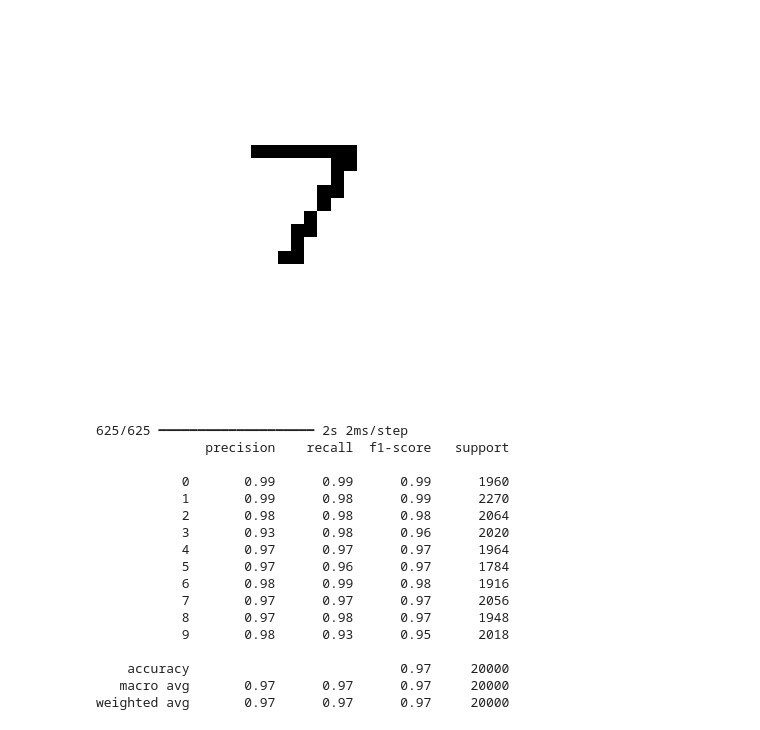
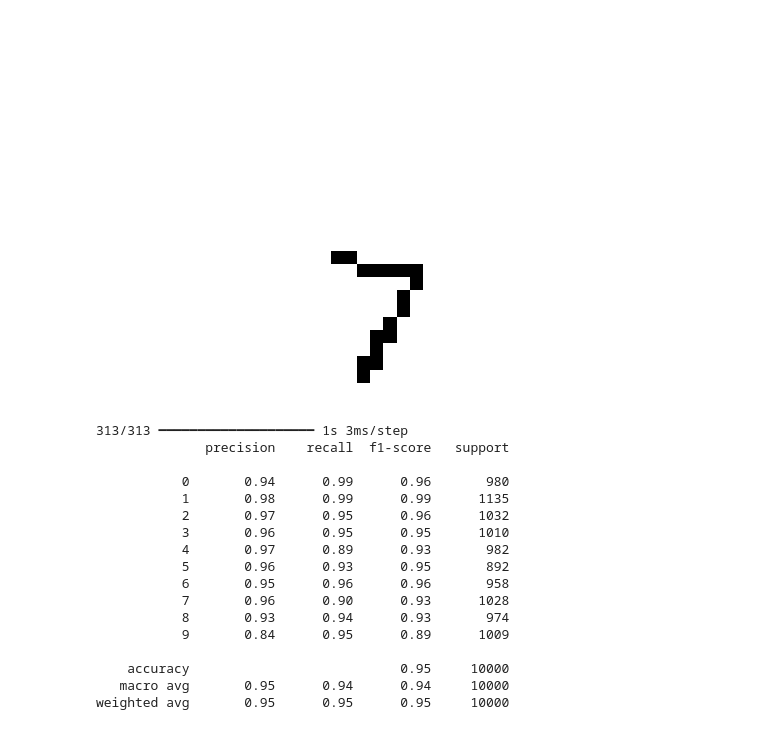
Before and after one commit to aubin-pct/Entrainement_ia, a Jupyter notebook: rendu_8/rendu_8.ipynb, the cells around one changed output. Cells and saved outputs as stored; diff of their text form; code cells hidden in the pictures.

```diff
--- a/rendu_8/rendu_8.ipynb
+++ b/rendu_8/rendu_8.ipynb
@@ -80,12 +104,12 @@ def generation_propre(X, y, nb=10000):
 # Création image 56 x 56 avec chiffre positioné aléatoirement
 # L'image est ensuite redimensionnée -> 28 x 28
 
-def generation_2(X, y, nb=10000):
+def generation_2(X, y, nb=10000, seed=1):
     new_images = X.tolist()
     new_images_label = y.tolist()
 
     for i in range(nb):
-        imperfect_image = ImageGenerator.create_imperfect_image(X[i])
+        imperfect_image = ImageGenerator.create_imperfect_image(X[i], seed=i+seed)
 
         # imperfect_image = tf.image.resize(imperfect_image, (28, 28))
         imperfect_image = tf.expand_dims(imperfect_image, axis=0)
@@ -100,7 +124,7 @@ def generation_2(X, y, nb=10000):
         if i < 1:
           plt.figure()
           plt.imshow(imperfect_image, cmap="grey")
-          plt.axis('off')
+          plt.axis("off")
           plt.show()
 
     new_images = np.array(new_images)
@@ -405,42 +433,44 @@ weighted avg       0.97      0.97      0.97     20000
 # %%
+# Stats et matrice de confusion sur données générées (generation_2)
 
-new_images, new_images_label = generation_2(x_test, y_test)
+new_images, new_images_label = generation_2(x_test, y_test, seed=2)
+new_images, new_images_label = new_images[10000:], new_images_label[10000:]
 
 
 
 # Résultat sur les nouvelles données
 
 new_pred = np.argmax(model.predict(new_images), axis=1)
 
 print(classification_report(new_images_label, new_pred))
 
 confusion = confusion_matrix(new_images_label, new_pred)
 
 plt.figure(figsize=(8, 6))
 
 sns.heatmap(confusion, annot=True, fmt="d", cmap="Blues", cbar=True)
 
 plt.xlabel("Classe Prédite")
 plt.ylabel("Classe Réelle")
 plt.title("Matrice de Confusion")
 #plt.savefig("img/matrice_conf_2.png", format="png")
 plt.show()
 # %% [output]
-[figure, old version]
+[figure, new version]
-625/625 ━━━━━━━━━━━━━━━━━━━━ 2s 2ms/step
+313/313 ━━━━━━━━━━━━━━━━━━━━ 1s 3ms/step
               precision    recall  f1-score   support
 
-           0       0.99      0.99      0.99      1960
-           1       0.99      0.98      0.99      2270
-           2       0.98      0.98      0.98      2064
-           3       0.93      0.98      0.96      2020
-           4       0.97      0.97      0.97      1964
-           5       0.97      0.96      0.97      1784
-           6       0.98      0.99      0.98      1916
-           7       0.97      0.97      0.97      2056
-           8       0.97      0.98      0.97      1948
-           9       0.98      0.93      0.95      2018
+           0       0.94      0.99      0.96       980
+           1       0.98      0.99      0.99      1135
+           2       0.97      0.95      0.96      1032
+           3       0.96      0.95      0.95      1010
+           4       0.97      0.89      0.93       982
+           5       0.96      0.93      0.95       892
+           6       0.95      0.96      0.96       958
+           7       0.96      0.90      0.93      1028
+           8       0.93      0.94      0.93       974
+           9       0.84      0.95      0.89      1009
 
-    accuracy                           0.97     20000
-   macro avg       0.97      0.97      0.97     20000
-weighted avg       0.97      0.97      0.97     20000
+    accuracy                           0.95     10000
+   macro avg       0.95      0.94      0.94     10000
+weighted avg       0.95      0.95      0.95     10000
```
Also changed, not shown: parts of 14 cells of this notebook.
